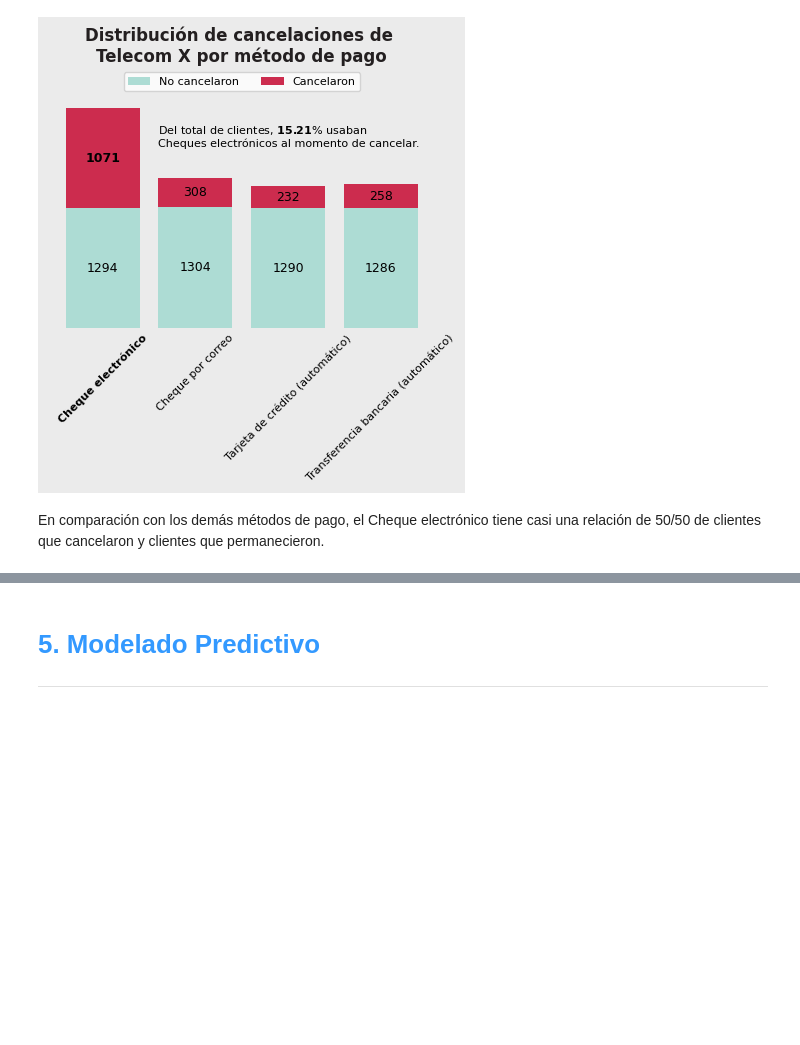
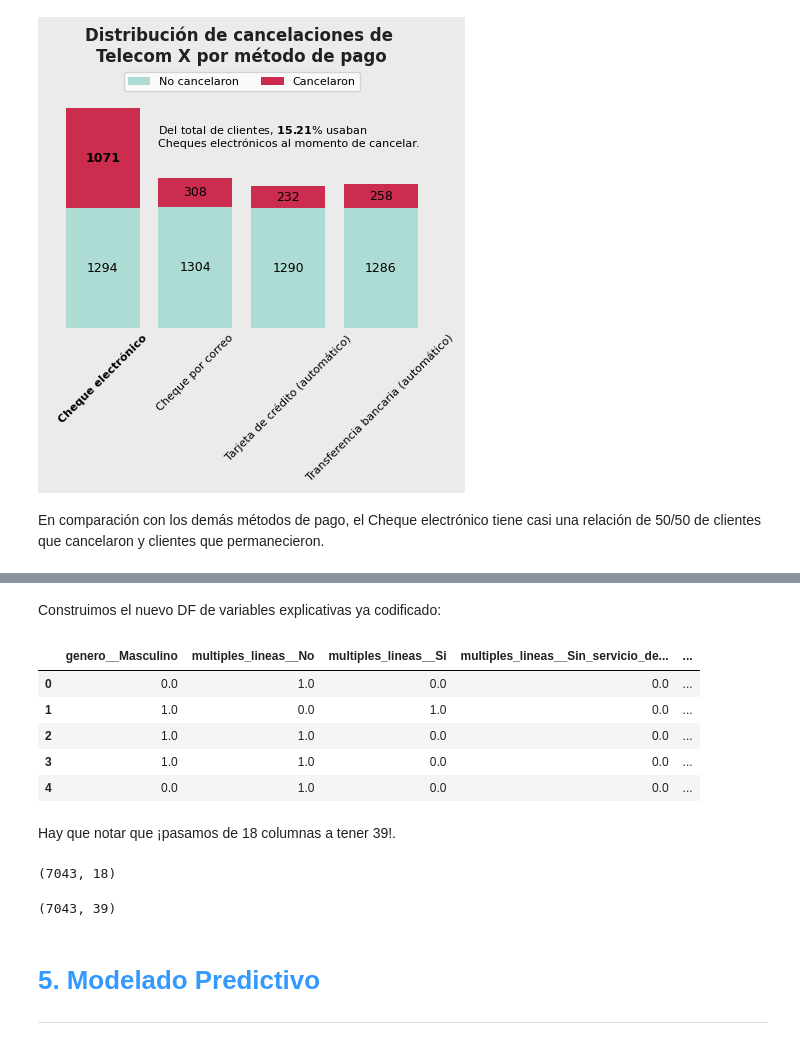
Before and after one commit to carloslozano-rg/challenge-telecom-x-parte-2-modelo-predictivo, a Jupyter notebook: Telecom_X_Modelo_Predictivo.ipynb, the cells around one changed output, grey strips where cells are left out. Saved outputs shown, nothing was run; the diff lists cells and outputs as text; code cells hidden in the pictures; blank space fills up the shorter version.

```diff
--- a/Telecom_X_Modelo_Predictivo.ipynb
+++ b/Telecom_X_Modelo_Predictivo.ipynb
@@ -354,0 +398,3 @@ En comparación con los demás métodos de pago, el Cheque electrónico tiene ca
+# %%
+columnas_categoricas = [col_categorica for col_categorica in X.columns if X[col_categorica].dtype == 'object']
+columnas_categoricas
@@ -354,0 +415,7 @@ En comparación con los demás métodos de pago, el Cheque electrónico tiene ca
+# %%
+encoder = make_column_transformer(
+    (OneHotEncoder(drop='if_binary', handle_unknown='ignore'), columnas_categoricas),
+    remainder='passthrough',
+    sparse_threshold=0,
+    verbose_feature_names_out=False
+)
@@ -354,0 +424,3 @@ En comparación con los demás métodos de pago, el Cheque electrónico tiene ca
+# %%
+X_encoded_arr = encoder.fit_transform(X)
+X_encoded_arr
@@ -354,0 +443,3 @@ En comparación con los demás métodos de pago, el Cheque electrónico tiene ca
+# %%
+nuevas_columnas_categoricas = [re.sub(pattern=r'_(?=[A-Z])', repl='__', string=columna.replace(' ', '_'), count=1) for columna in encoder.get_feature_names_out(X.columns)]
+nuevas_columnas_categoricas
@@ -355,3 +464,26 @@ En comparación con los demás métodos de pago, el Cheque electrónico tiene ca
+# %% [markdown]
+Construimos el nuevo DF de variables explicativas ya codificado:
+# %%
+with pd.option_context('display.max_columns', None):
+    X_encoded = pd.DataFrame(data=X_encoded_arr, columns=nuevas_columnas_categoricas)
+    display(X_encoded.head())
+# %% [output]
+|  | genero__Masculino | multiples_lineas__No | multiples_lineas__Si | multiples_lineas__Sin_servicio_de... | ... |
+| 0 | 0.0 | 1.0 | 0.0 | 0.0 | ... |
+| 1 | 1.0 | 0.0 | 1.0 | 0.0 | ... |
+| 2 | 1.0 | 1.0 | 0.0 | 0.0 | ... |
+| 3 | 1.0 | 1.0 | 0.0 | 0.0 | ... |
+| 4 | 0.0 | 1.0 | 0.0 | 0.0 | ... |
+# %% [markdown]
+Hay que notar que ¡pasamos de 18 columnas a tener 39!.
+# %%
+X.shape
+# %% [output]
+(7043, 18)
+# %%
+X_encoded.shape
+# %% [output]
+(7043, 39)
 # %% [markdown]
 # <strong><font color='#3399FF'>5. Modelado Predictivo</font></strong>
 ---
```
Also changed, not shown: parts of 20 cells of this notebook.
